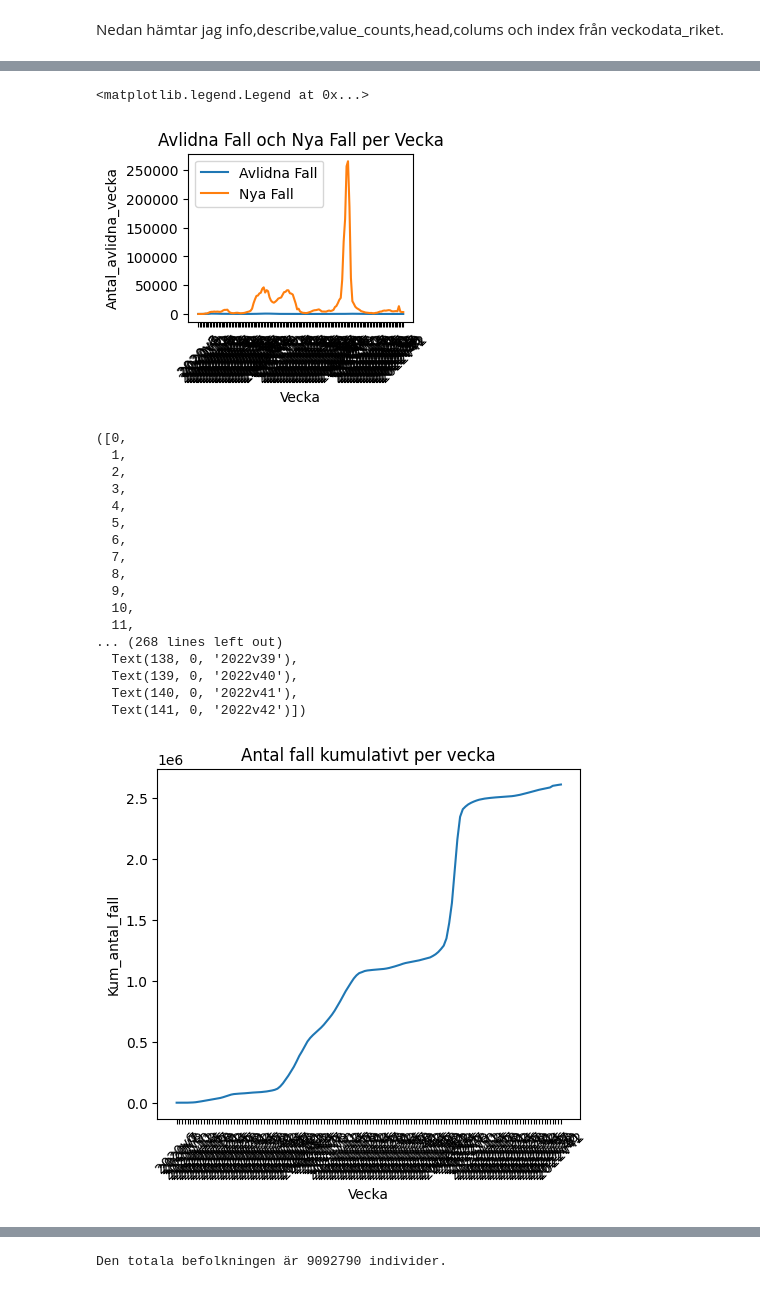
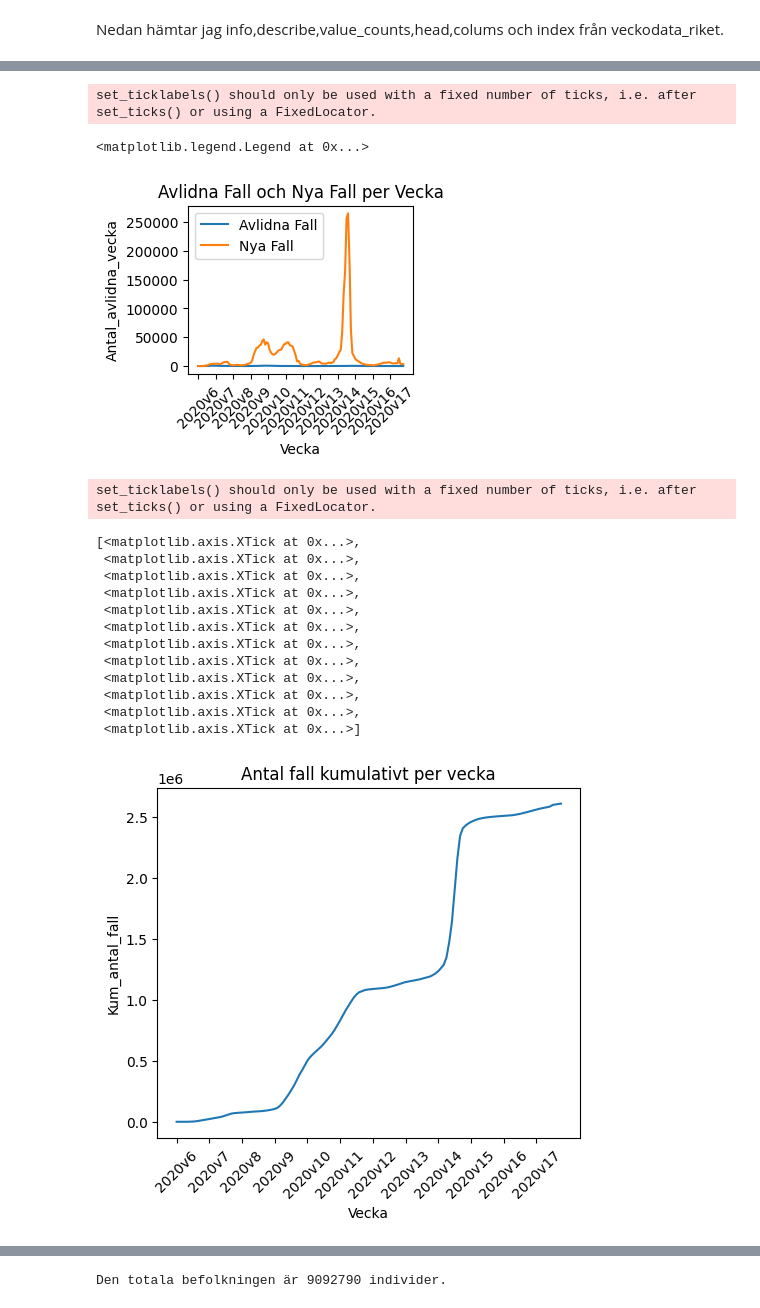
Before and after one commit to JohanClausenLind/Databehandling-Johan-Clausen-Lind, a Jupyter notebook: Labs/Labb_1.ipynb, the cells around one changed output, grey strips where cells are left out. Cells and saved outputs as stored; diff of their text form; code cells hidden in the pictures.

```diff
--- a/Labs/Labb_1.ipynb
+++ b/Labs/Labb_1.ipynb
@@ -117,14 +166,17 @@ fig.show()
 # %%
 # Skapar en subplot för att jämföra antal avlidna och nya fall per vecka med linjediagram
 plt.subplot(2, 2, 3)
-sns.lineplot(data=veckodata_riket, x='Vecka', y='Antal_avlidna_vecka', label='Avlidna Fall')
-sns.lineplot(data=veckodata_riket, x='Vecka', y='Antal_fall_vecka', label='Nya Fall')
+a_av=sns.lineplot(data=veckodata_riket, x='Vecka', y='Antal_avlidna_vecka', label='Avlidna Fall')
+a_av=sns.lineplot(data=veckodata_riket, x='Vecka', y='Antal_fall_vecka', label='Nya Fall')
 plt.title('Avlidna Fall och Nya Fall per Vecka')
-plt.xticks(rotation=45)
+a_av.set_xticklabels(a_av.get_xticklabels(), rotation=45)
+ticks = a_av.get_xticks()
+a_av.set_xticks(ticks[::12])
 plt.legend()
 # %% [output]
-<matplotlib.legend.Legend at 0x...>
+set_ticklabels() should only be used with a fixed number of ticks, i.e. after set_ticks() or using a FixedLocator.
+<matplotlib.legend.Legend at 0x...>
-[figure, old version]
+[figure, new version]
 # %%
 # Omstrukturerar data för att jämföra avlidna och nya fall per vecka i ett linjediagram
 melted_data = veckodata_riket.melt(id_vars=['Vecka'],
@@ -142,29 +194,27 @@ fig.show()
 # %%
 # Skapar en subplot för kumulativt antal fall per vecka
 plt.figure(figsize=(12, 10))
 plt.subplot(2, 2, 1)
-sns.lineplot(data=veckodata_riket, x='Vecka', y='Kum_antal_fall')
+kma=sns.lineplot(data=veckodata_riket, x='Vecka', y='Kum_antal_fall')
 plt.title('Antal fall kumulativt per vecka')
-plt.xticks(rotation=45)
+kma.set_xticklabels(kma.get_xticklabels(), rotation=45)
+ticks = kma.get_xticks()
+kma.set_xticks(ticks[::12])
 # %% [output]
-([0,
-  1,
-  2,
-  3,
-  4,
-  5,
-  6,
-  7,
-  8,
-  9,
-  10,
-  11,
-... (268 lines left out)
-  Text(138, 0, '2022v39'),
-  Text(139, 0, '2022v40'),
-  Text(140, 0, '2022v41'),
-  Text(141, 0, '2022v42')])
+set_ticklabels() should only be used with a fixed number of ticks, i.e. after set_ticks() or using a FixedLocator.
+[<matplotlib.axis.XTick at 0x...>,
+ <matplotlib.axis.XTick at 0x...>,
+ <matplotlib.axis.XTick at 0x...>,
+ <matplotlib.axis.XTick at 0x...>,
+ <matplotlib.axis.XTick at 0x...>,
+ <matplotlib.axis.XTick at 0x...>,
+ <matplotlib.axis.XTick at 0x...>,
+ <matplotlib.axis.XTick at 0x...>,
+ <matplotlib.axis.XTick at 0x...>,
+ <matplotlib.axis.XTick at 0x...>,
+ <matplotlib.axis.XTick at 0x...>,
+ <matplotlib.axis.XTick at 0x...>]
-[figure, old version]
+[figure, new version]
 # %%
 # Skapar ett interaktivt linjediagram för att visa kumulativt antal fall per vecka
 fig = px.line(veckodata_riket, x='Vecka', y='Kum_antal_fall', title='Antal fall kumulativt per vecka')
```
Also changed, not shown: parts of 16 cells of this notebook.
